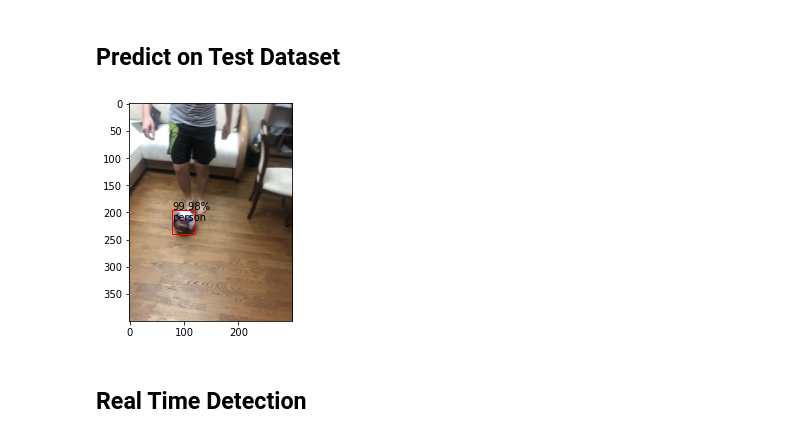
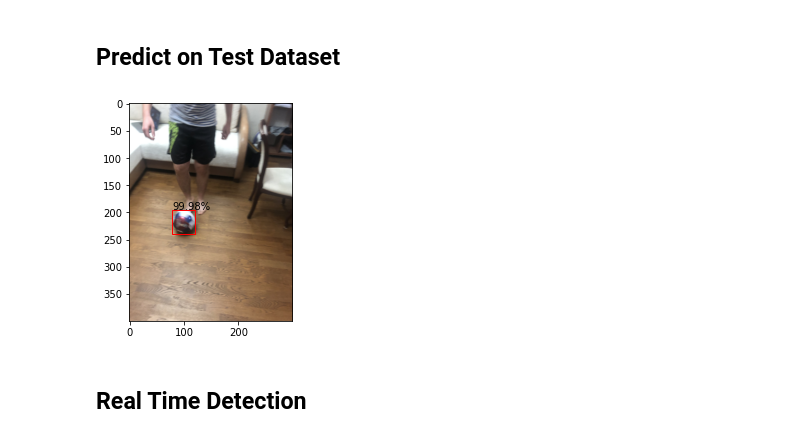
Before and after one commit to sberchenko-2/SoccerJuggler, a Jupyter notebook: src/trainer.ipynb, the cells around one changed output. Drawn from its saved outputs; the diff is of its cells as text; code cells hidden in the pictures.

```diff
--- a/src/trainer.ipynb
+++ b/src/trainer.ipynb
@@ -252,7 +252,7 @@ lr_scheduler = torch.optim.lr_scheduler.StepLR(optimizer,
                                                gamma=0.5)
 # %%
 # Let's train!!
-NUM_EPOCHS = 100
+NUM_EPOCHS = 85
 
 for epoch in range(NUM_EPOCHS):
     # train for one epoch, printing every 10 iterations
@@ -287,31 +287,30 @@ KeyboardInterrupt:
 # %%
 # Sample detections
 img, _ = dataset_test[23]
 detections = model([img])[0]
 
 # Draw image
 fig, ax = plt.subplots()
 ax.imshow(np.transpose(img.numpy(), (1, 2, 0)))
 
 for i in range(len(detections['boxes'])):
     confidence = detections['scores'][i]
 
     if confidence > 0.3:
         box = detections["boxes"][i].detach().cpu().numpy()
         (xmin, ymin, xmax, ymax) = box.astype("int")
 
         width = xmax - xmin
         height = ymax - ymin
 
         rect = patches.Rectangle((xmin, ymin), width, height, linewidth=1, edgecolor='r', facecolor='none')
         ax.add_patch(rect)
 
         ax.text(xmin, ymin, f"{float(confidence * 100):.2f}%")
-        ax.text(xmin, ymin+20, coco_labels[detections["labels"][i] - 1])
 
 plt.show()
 # %% [output]
-[figure, old version]
+[figure, new version]
 # %% [markdown]
 ## Real Time Detection
 # %%
```
Also changed, not shown: 3 other files.
